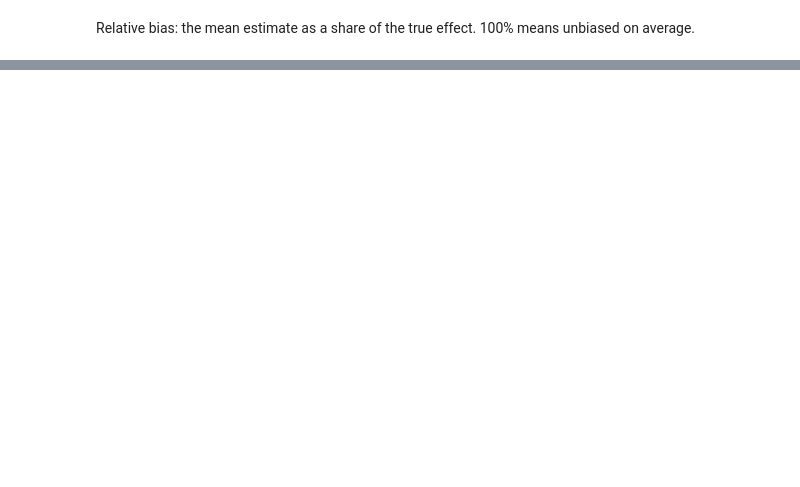
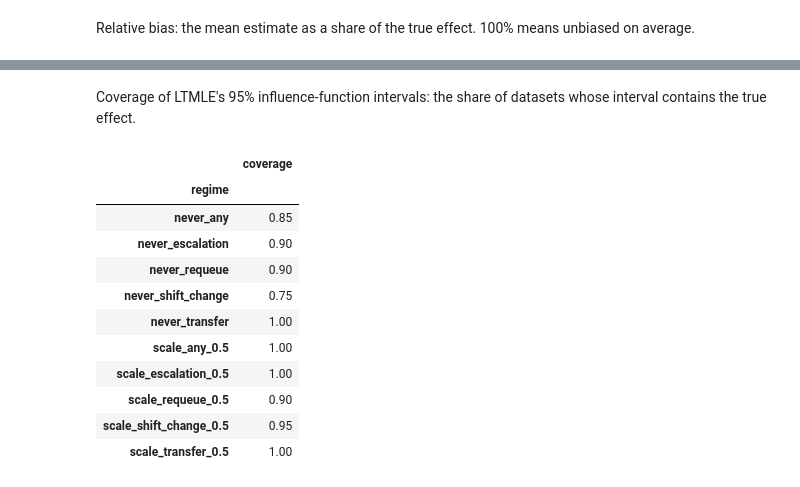
Before and after one commit to raz1470/gmethods, a Jupyter notebook: notebooks/03_recovery.ipynb, the cells around one changed output, grey strips where cells are left out. Cells and saved outputs as stored; diff of their text form; code cells hidden in the pictures; blank space fills up the shorter version.

```diff
--- a/notebooks/03_recovery.ipynb
+++ b/notebooks/03_recovery.ipynb
@@ -94,0 +107,18 @@ rel.round(0)
+# %% [markdown]
+Coverage of LTMLE's 95% influence-function intervals: the share of datasets
+whose interval contains the true effect.
+# %%
+summary.xs("ltmle", level="estimator")[["coverage"]].round(2)
+# %% [output]
+|  | coverage |
+| regime |  |
+| never_any | 0.85 |
+| never_escalation | 0.90 |
+| never_requeue | 0.90 |
+| never_shift_change | 0.75 |
+| never_transfer | 1.00 |
+| scale_any_0.5 | 1.00 |
+| scale_escalation_0.5 | 1.00 |
+| scale_requeue_0.5 | 0.90 |
+| scale_shift_change_0.5 | 0.95 |
+| scale_transfer_0.5 | 1.00 |
```
Also changed, not shown: parts of 5 cells of this notebook, 7 other files.
